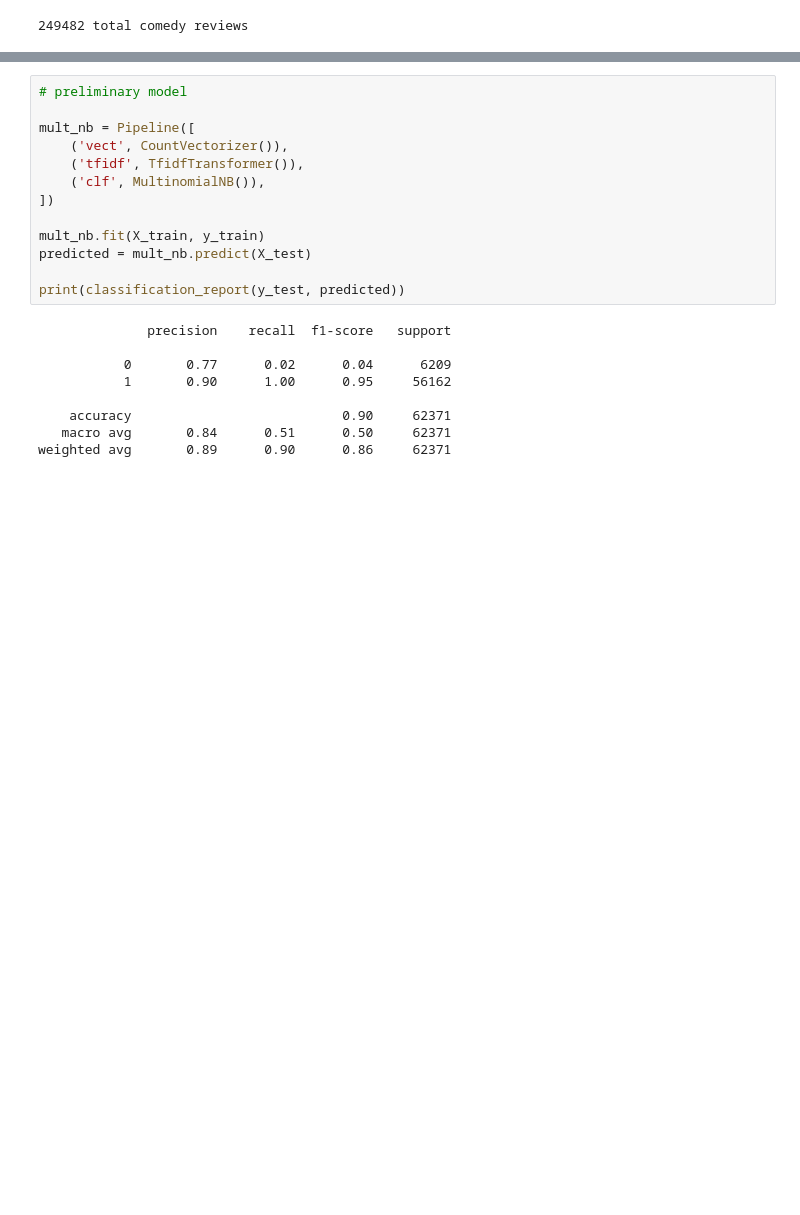
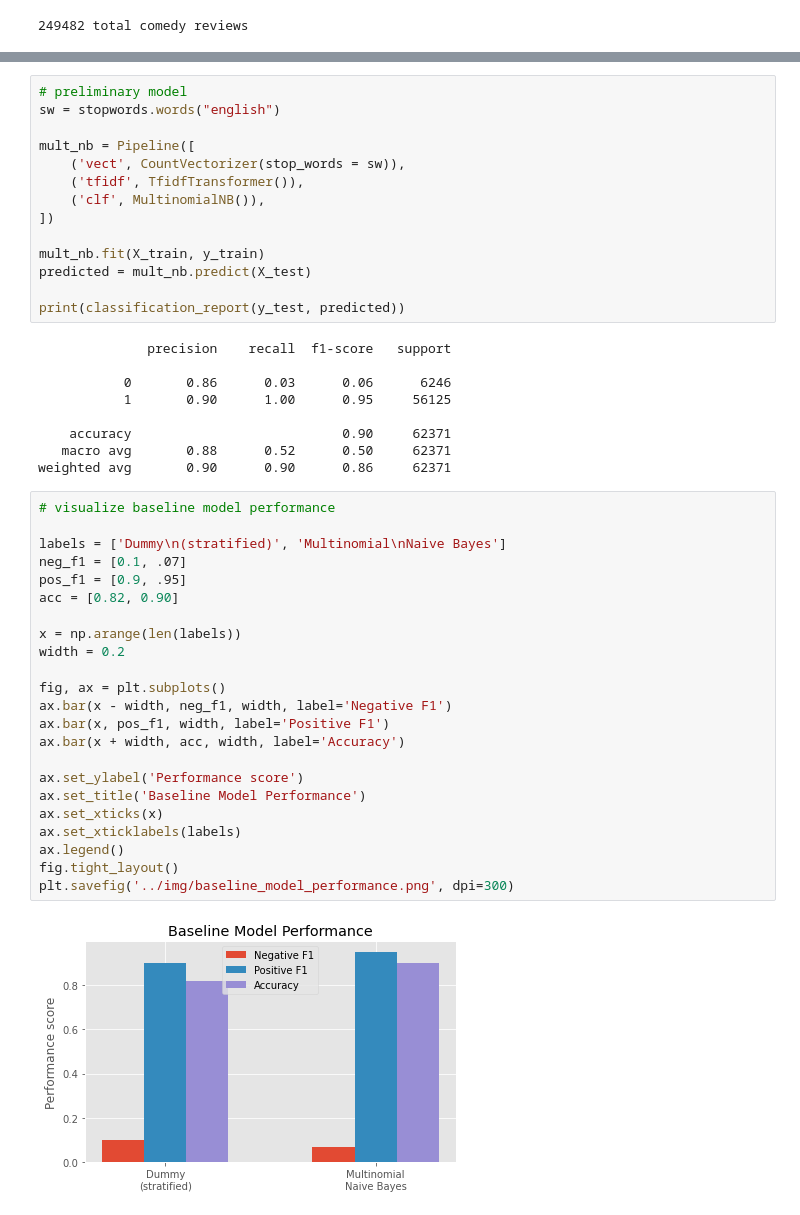
Before and after one commit to mattslatt/podcast_reviews, a Jupyter notebook: notebooks/podcast_modeling.ipynb, the cells around one changed output, grey strips where cells are left out. Cells and saved outputs as stored; diff of their text form; blank space fills up the shorter version.

```diff
--- a/notebooks/podcast_modeling.ipynb
+++ b/notebooks/podcast_modeling.ipynb
@@ -88,9 +99,10 @@ print(classification_report(y_test, predicted_stratified))
 weighted avg       0.82      0.82      0.82     62371
 # %%
 # preliminary model
+sw = stopwords.words("english")
 
 mult_nb = Pipeline([
-    ('vect', CountVectorizer()),
+    ('vect', CountVectorizer(stop_words = sw)),
     ('tfidf', TfidfTransformer()),
     ('clf', MultinomialNB()),
 ])
@@ -102,9 +114,34 @@ print(classification_report(y_test, predicted))
 # %% [output]
               precision    recall  f1-score   support
 
-           0       0.77      0.02      0.04      6209
-           1       0.90      1.00      0.95     56162
+           0       0.86      0.03      0.06      6246
+           1       0.90      1.00      0.95     56125
 
     accuracy                           0.90     62371
-   macro avg       0.84      0.51      0.50     62371
-weighted avg       0.89      0.90      0.86     62371
+   macro avg       0.88      0.52      0.50     62371
+weighted avg       0.90      0.90      0.86     62371
+# %%
+# visualize baseline model performance
+
+labels = ['Dummy\n(stratified)', 'Multinomial\nNaive Bayes']
+neg_f1 = [0.1, .07]
+pos_f1 = [0.9, .95]
+acc = [0.82, 0.90]
+
+x = np.arange(len(labels))
+width = 0.2
+
+fig, ax = plt.subplots()
+ax.bar(x - width, neg_f1, width, label='Negative F1')
+ax.bar(x, pos_f1, width, label='Positive F1')
+ax.bar(x + width, acc, width, label='Accuracy')
+
+ax.set_ylabel('Performance score')
+ax.set_title('Baseline Model Performance')
+ax.set_xticks(x)
+ax.set_xticklabels(labels)
+ax.legend()
+fig.tight_layout()
+plt.savefig('../img/baseline_model_performance.png', dpi=300)
+# %% [output]
+[figure, added]
```
Also changed, not shown: parts of 21 cells of this notebook, 8 other files.
